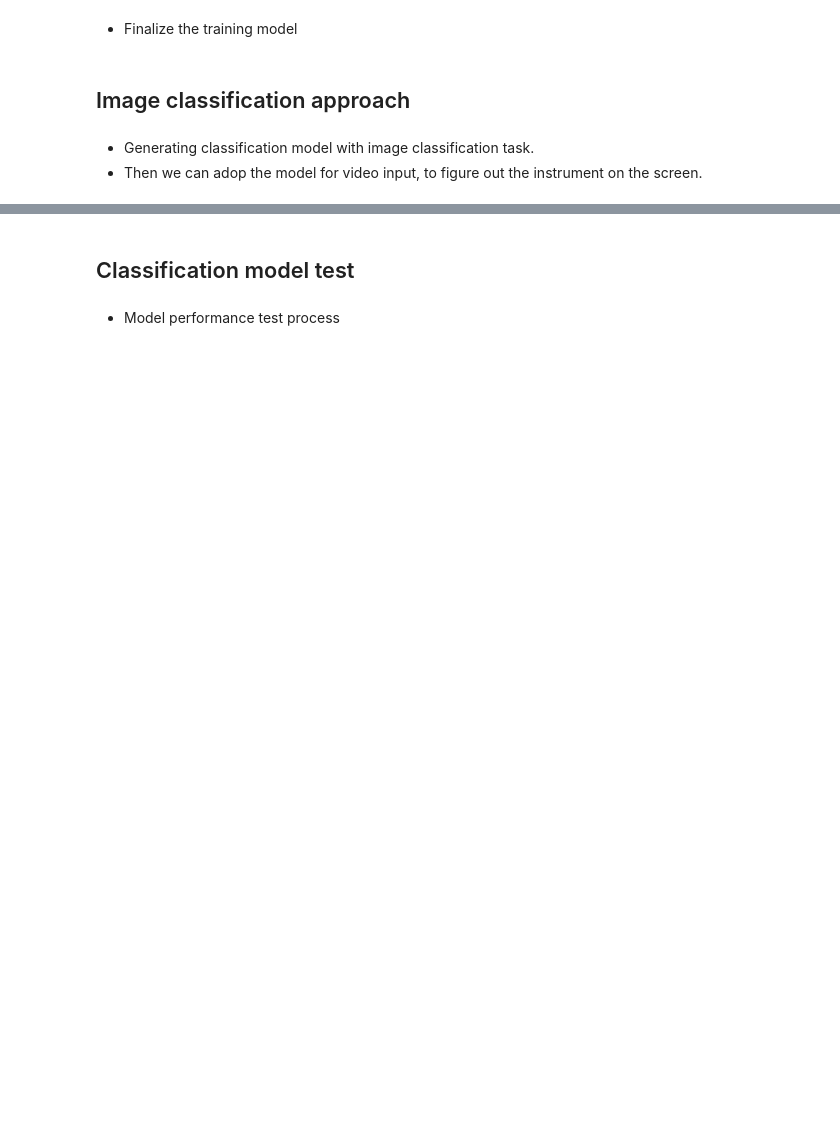
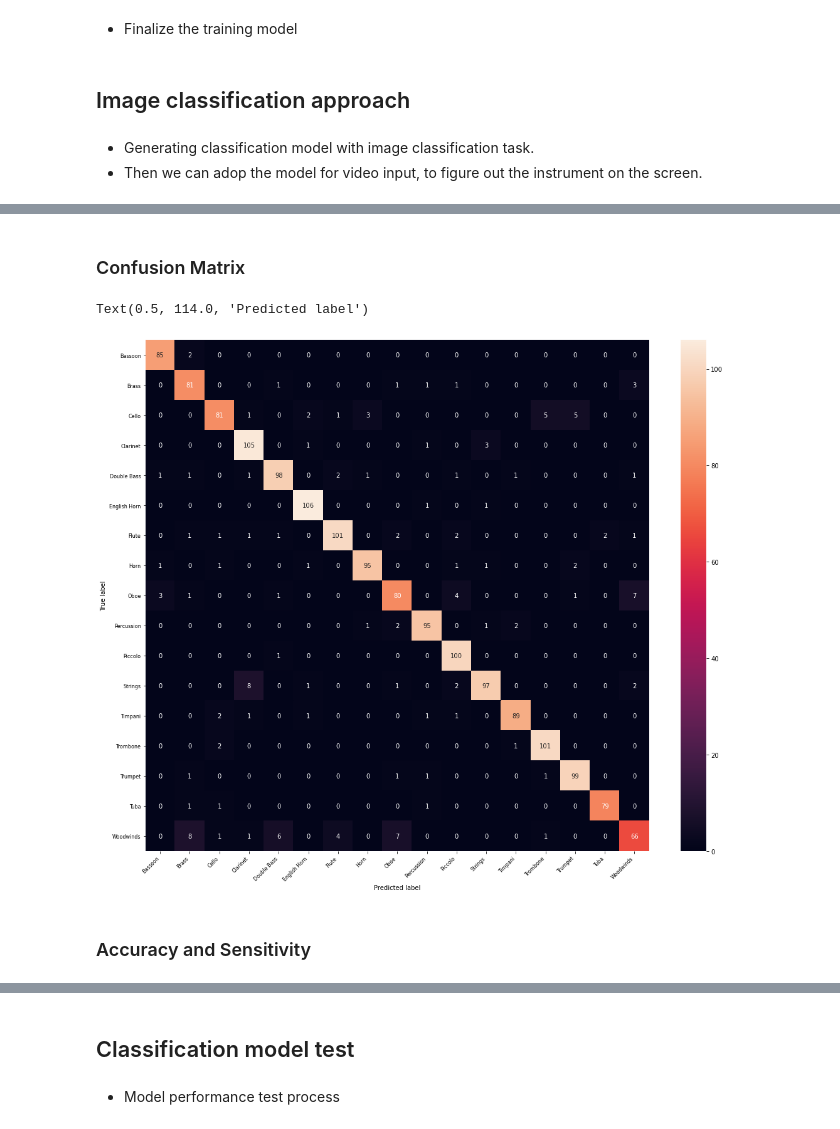
Before and after one commit to andrewyoo214/Machine_Learning_practices, a Jupyter notebook: video_classification/vc_classic.ipynb, the cells around one changed output, grey strips where cells are left out. Saved outputs shown, nothing was run; the diff lists cells and outputs as text; code cells hidden in the pictures; blank space fills up the shorter version.

Commit message:
classical music vc updated

```diff
--- a/video_classification/vc_classic.ipynb
+++ b/video_classification/vc_classic.ipynb
@@ -289,7 +260,7 @@ def initialize_model(model_name, num_classes, feature_extract, use_pretrained=Tr
 # %% [markdown]
 * Finalize the training model
 # %%
-# model = model_res.to(DEVICE)
 # model = model_eff3.to(DEVICE)
-model = model_mobnetv2.to(DEVICE)
+# model = model_mobnetv2.to(DEVICE)
 # model = model_resnet18.to(DEVICE)
+model = CNN_vc(args.num_channels, num_classes = args.num_classes).to(DEVICE)
@@ -307,10 +276,10 @@ data_transforms = transforms.Compose([
     transforms.Resize(256),
     transforms.RandomResizedCrop(256),
     transforms.RandomHorizontalFlip(),
-    transforms.RandomVerticalFlip(),
+#     transforms.RandomVerticalFlip(),
     transforms.ColorJitter(contrast=(0.3, 1), saturation=(0.3, 1)),
     transforms.ToTensor(),
-    transforms.Normalize([0.485, 0.456,0.406], [0.229, 0.224, 0.225])
+#     transforms.Normalize([0.485, 0.456,0.406], [0.229, 0.224, 0.225])
 ])
 # %%
 # Uploading image data
@@ -334,7 +307,7 @@ print(labels)
 # Setting Optimizer and Objective Function
 
 optimizer = torch.optim.Adam(model.parameters(), lr = args.lr)
-scheduler = torch.optim.lr_scheduler.OneCycleLR(optimizer, max_lr=0.01, total_steps=20, anneal_strategy='cos')
+scheduler = torch.optim.lr_scheduler.OneCycleLR(optimizer, max_lr=0.001, total_steps=30, anneal_strategy='cos')
 criterion = nn.CrossEntropyLoss() ## setup the loss function
 
 # print(model)
@@ -387,7 +360,8 @@ def evaluate(model, test_loader):
 # %%
 # Checking train, val loss and accuracy
 
-total = []
+test_los_total = []
+vali_acc_total = []
 
 for epoch in range(1, args.epochs):
     train(model, train_loader, optimizer, log_interval = 200)
@@ -395,4 +369,5 @@ for epoch in range(1, args.epochs):
     print("\n[EPOCH: {}], \tTest Loss: {:.4f}, \tValidation Accuracy: {:.2f} % \n".format(
         epoch, test_loss, validation_accuracy))
 
-    total.append((test_loss, validation_accuracy))
+    test_los_total.append(test_loss)
+    vali_acc_total.append(validation_accuracy)
@@ -400,0 +423,39 @@ total
+# %% [markdown]
+### Confusion Matrix
+# %%
+nb_classes = args.num_classes
+confusion_matrix = np.zeros((nb_classes, nb_classes))
+classes = {
+    "0": "Bassoon",     "1": "Brass",        "2": "Cello",    "3": "Clarinet",
+    "4": "Double Bass", "5": "English Horn", "6": "Flute",    "7": "Horn",
+    "8": "Oboe",        "9": "Percussion",   "10": "Piccolo", "11": "Strings",
+    "12": "Timpani",    "13": "Trombone",    "14": "Trumpet", "15": "Tuba",
+    "16": "Woodwinds"
+}
+
+with torch.no_grad():
+    for i, (image, label) in enumerate(test_loader):
+        image = image.to(DEVICE)
+        label = label.to(DEVICE)
+        outputs = model(image)
+        _, preds = torch.max(outputs, 1)
+        for t, p in zip(label.view(-1), preds.view(-1)):
+                confusion_matrix[t.long(), p.long()] += 1
+
+plt.figure(figsize=(18,15))
+# print(confusion_matrix)
+
+class_names = list(classes.values())
+df_cm = pd.DataFrame(confusion_matrix, index=class_names, columns=class_names).astype(int)
+heatmap = sns.heatmap(df_cm, annot=True, fmt="d")
+
+heatmap.yaxis.set_ticklabels(heatmap.yaxis.get_ticklabels(), rotation=0, ha='right',fontsize=8)
+heatmap.xaxis.set_ticklabels(heatmap.xaxis.get_ticklabels(), rotation=45, ha='right',fontsize=8)
+plt.ylabel('True label')
+plt.xlabel('Predicted label')
+# plt.savefig('Classical Music_VC_output.png')
+# %% [output]
+Text(0.5, 114.0, 'Predicted label')
+[figure, added]
+# %% [markdown]
+### Accuracy and Sensitivity
```
Also changed, not shown: parts of 32 cells of this notebook, 1 other file.
